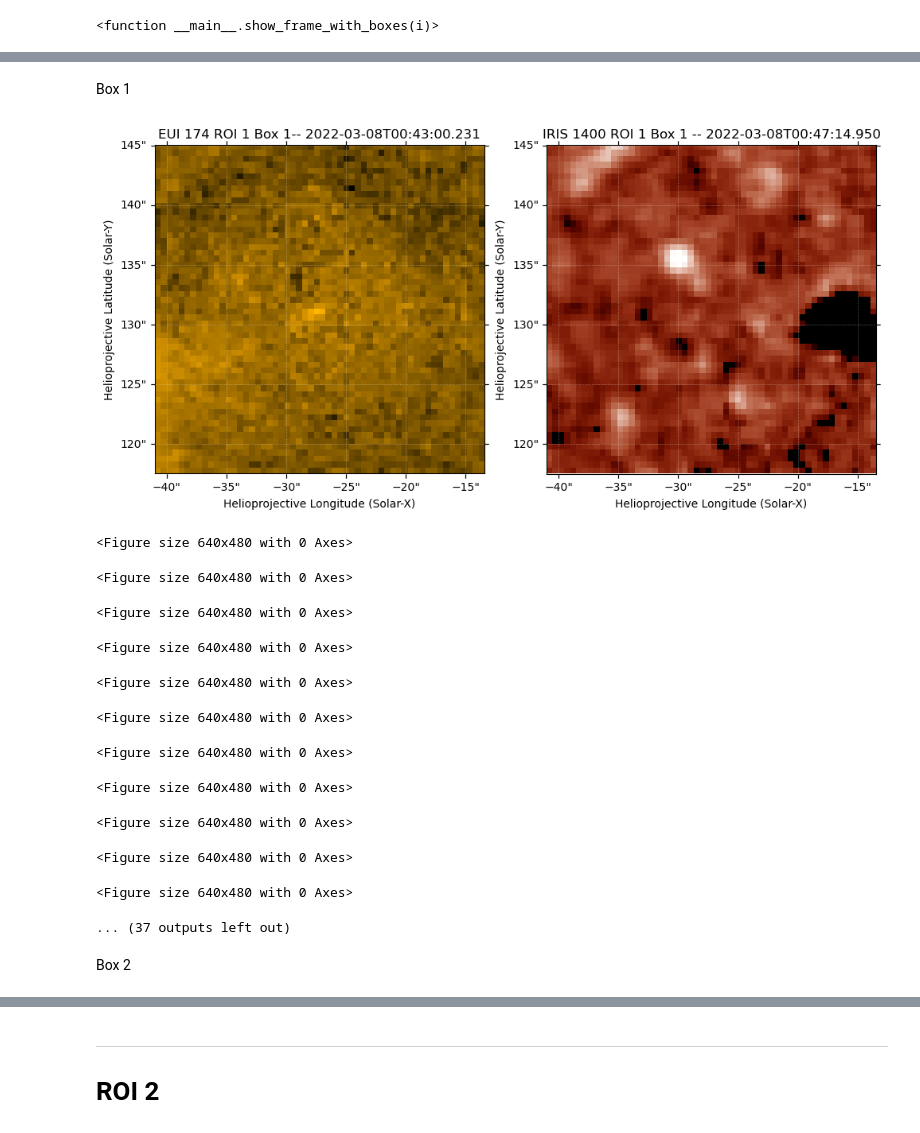
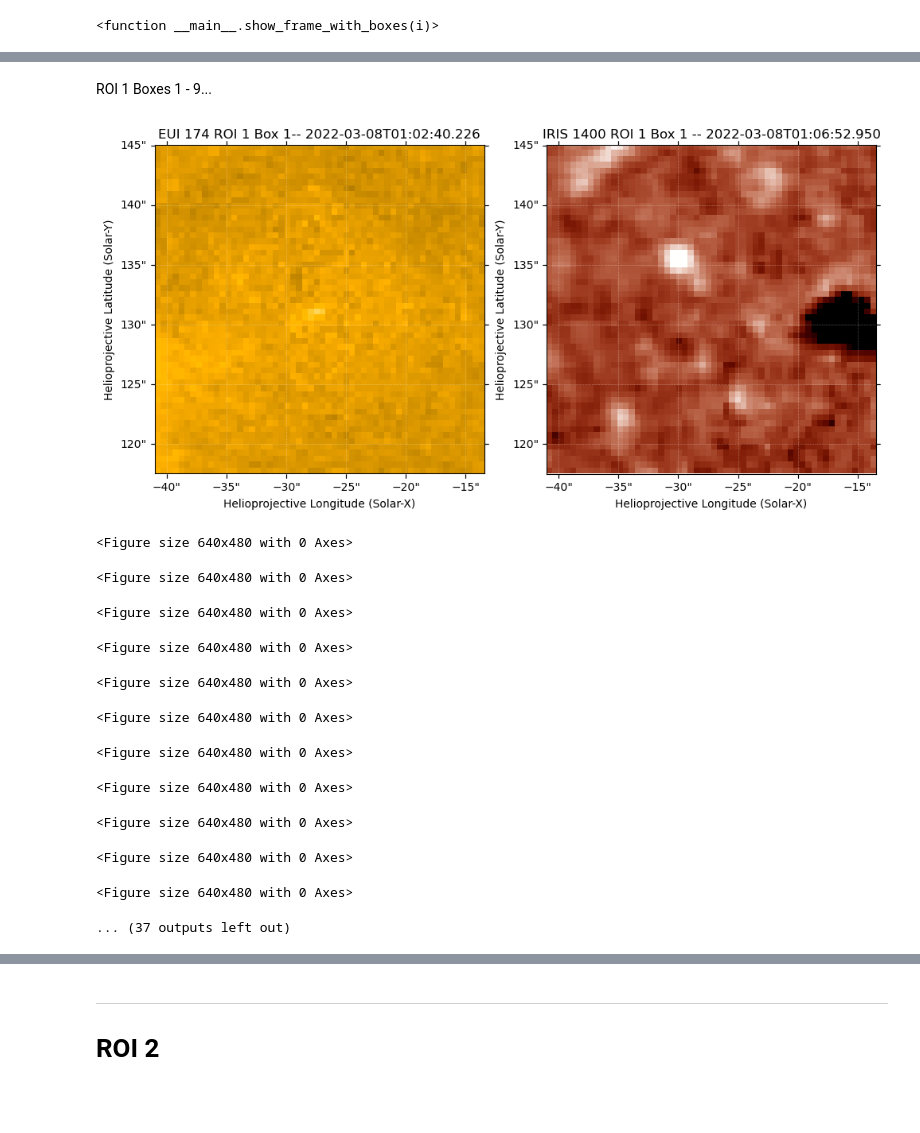
Before and after one commit to EllisErnsberger1/REU2025-Clean, a Jupyter notebook: Interval_1_ROIs.ipynb, the cells around one changed output, grey strips where cells are left out. Drawn from its saved outputs; the diff is of its cells as text; code cells hidden in the pictures; blank space fills up the shorter version.

```diff
--- a/Interval_1_ROIs.ipynb
+++ b/Interval_1_ROIs.ipynb
@@ -317,26 +273,0 @@ iris1_roi_1_trim = sunpy.map.Map(submaps_iris1_roi_1[i1_roi_1_start:i1_roi_1_end
-# %%
-eui_norm = ImageNormalize(eui_map.data, vmin=400, vmax=1100, stretch=SqrtStretch())
-iris_norm = ImageNormalize(iris_map.data, vmin=1, vmax=12, stretch=SqrtStretch())
-
-fig = plt.figure(figsize=(10, 6))
-
-writer = PillowWriter(fps=5)
-with writer.saving(fig, "gifs/eui_and_iris_roi_1_box_1_interval1.gif", dpi=200):
-
-    for i in tqdm(range(len(eui1_roi_1_trim))):
-
-        eui_map = eui1_roi_1_trim[i]
-        ax1= fig.add_subplot(121, projection=eui_map.wcs)
-        eui_map.plot(axes=ax1, norm=eui_norm, cmap='solar orbiterhri_euv174', title=f'EUI 174 ROI 1 Box 1-- {eui_seq[i].date}')
-
-        iris_map = iris1_roi_1_trim[i]
-        ax2 = fig.add_subplot(122, projection=iris_map.wcs, sharex=ax1, sharey=ax1)
-        iris_map.plot(axes=ax2, norm=iris_norm, title=f'IRIS 1400 ROI 1 Box 1 -- {iris1400_matched[i].date}')
-
-        plt.tight_layout()
-
-        plt.draw()
-        plt.pause(0.01)  # renders frame every 0.01 seconds
-        writer.grab_frame()  # saves the frame
-
-        ax1.clear(); ax2.clear()
@@ -386,7 +301,6 @@ for box in boxes_roi_1:
         submaps_eui.append(m.submap(bottom_left=bl, top_right=tr))
     eui_seq = sunpy.map.Map(submaps_eui[i_start:i_end], sequence=True)
 
-    # --- IRIS ---
     submaps_iris = []
     for m in iris1400_aligned:
         m.plot_settings['norm'] = ImageNormalize(vmin=0, vmax=15, stretch=SqrtStretch())
@@ -395,10 +309,13 @@ for box in boxes_roi_1:
         submaps_iris.append(m.submap(bottom_left=bl, top_right=tr))
     iris_seq = sunpy.map.Map(submaps_iris[i_start:i_end], sequence=True)
 
+    frame_ind = list(range(i_start, i_end)) # record index for original timestamps
+
     # store results
     cropped_sequences_roi_1[label] = {
         'eui': eui_seq,
-        'iris': iris_seq
+        'iris': iris_seq,
+        'frame_ind': frame_ind
     }
 # %%
 # trimmed and cropped sequences from box 1 - 9
@@ -414,30 +340,35 @@ eui_roi_1_trimmed_box_9 = cropped_sequences_roi_1['9']['eui']; iris_roi_1_trimme
-# %% [markdown]
-Box 1
+# %% [markdown]
+ROI 1 Boxes 1 - 9...
 # %%
 fig = plt.figure(figsize=(10, 6))
 
 writer = PillowWriter(fps=5)
 with writer.saving(fig, "gifs/eui_and_iris_roi_1_box_1_interval1.gif", dpi=200):
 
     for i in tqdm(range(len(eui_roi_1_trimmed_box_1))):
 
         eui_map = eui_roi_1_trimmed_box_1[i]
         ax1= fig.add_subplot(121, projection=eui_map.wcs)
-        eui_map.plot(axes=ax1, norm=eui_norm, cmap='solar orbiterhri_euv174', title=f'EUI 174 ROI 1 Box 1-- {eui_seq[i].date}')
+        eui_norm = ImageNormalize(eui_map.data, vmin=350, vmax=1100, stretch=SqrtStretch()) # defined here, but decided to change for box 1
+        eui_map.plot(axes=ax1, norm=ImageNormalize(eui_map.data, vmin=200, vmax=1000, stretch=SqrtStretch()),
+                     cmap='solar orbiterhri_euv174',
+                     title=f'EUI 174 ROI 1 Box 1-- {eui_seq[frame_ind_box_1[i]].date}')
 
         iris_map = iris_roi_1_trimmed_box_1[i]
         ax2 = fig.add_subplot(122, projection=iris_map.wcs, sharex=ax1, sharey=ax1)
-        iris_map.plot(axes=ax2, norm=iris_norm, title=f'IRIS 1400 ROI 1 Box 1 -- {iris1400_matched[i].date}')
+        iris_norm = ImageNormalize(iris_map.data, vmin=0, vmax=11, stretch=SqrtStretch())
+        iris_map.plot(axes=ax2, norm=iris_norm,
+                      title=f'IRIS 1400 ROI 1 Box 1 -- {iris1400_matched[frame_ind_box_1[i]].date}')
 
         plt.tight_layout()
 
         plt.draw()
         plt.pause(0.01)  # renders frame every 0.01 seconds
         writer.grab_frame()  # saves the frame
 
         ax1.clear(); ax2.clear()
 # %% [output]
-[figure, old version]
+[figure, new version]
 <Figure size 640x480 with 0 Axes>
 <Figure size 640x480 with 0 Axes>
 <Figure size 640x480 with 0 Axes>
@@ -450,5 +381,3 @@ with writer.saving(fig, "gifs/eui_and_iris_roi_1_box_1_interval1.gif", dpi=200):
 <Figure size 640x480 with 0 Axes>
 <Figure size 640x480 with 0 Axes>
 ... (37 outputs left out)
-# %% [markdown]
-Box 2
```
Also changed, not shown: parts of 61 cells of this notebook, 24 other files.
